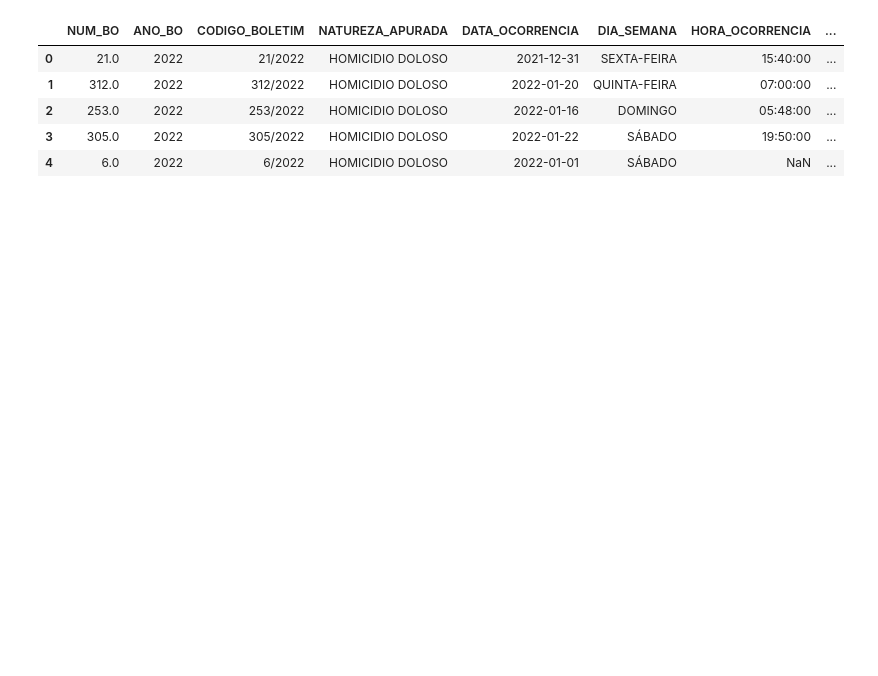
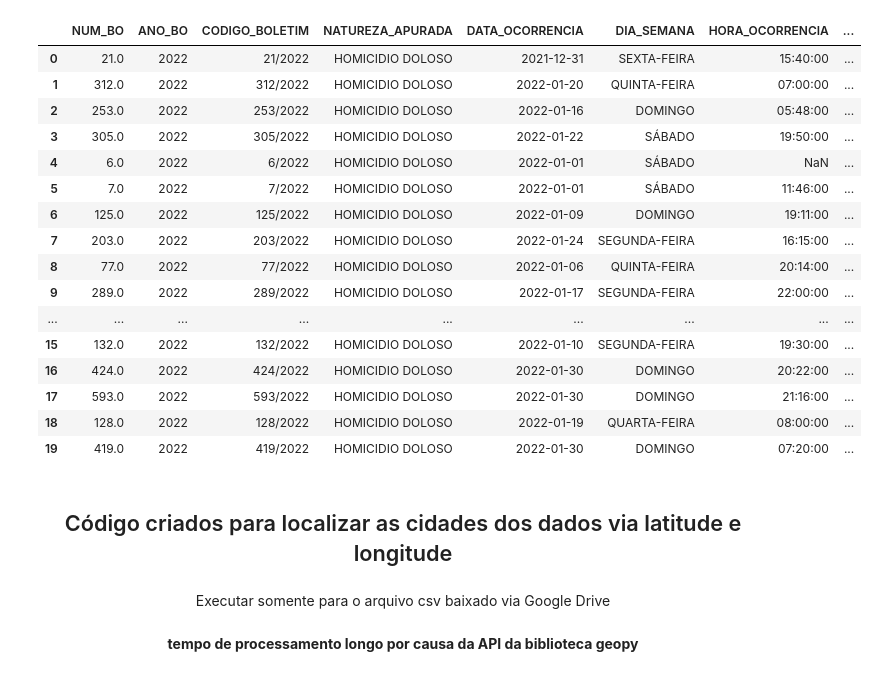
Before and after one commit to Matheuskpds/Ciencia-de-Dados-Projeto-TP, a Jupyter notebook: main.ipynb, the cells around one changed output. Saved outputs shown, nothing was run; the diff lists cells and outputs as text; code cells hidden in the pictures; blank space fills up the shorter version.

```diff
--- a/main.ipynb
+++ b/main.ipynb
@@ -52,11 +49,34 @@ dias_semana = {
 }
 df['DIA_SEMANA'] = df['DATA_OCORRENCIA'].dt.day_name().map(dias_semana)
 # %%
-df.head()
+df.head(20)
 # %% [output]
 |  | NUM_BO | ANO_BO | CODIGO_BOLETIM | NATUREZA_APURADA | DATA_OCORRENCIA | DIA_SEMANA | HORA_OCORRENCIA | ... |
 | 0 | 21.0 | 2022 | 21/2022 | HOMICIDIO DOLOSO | 2021-12-31 | SEXTA-FEIRA | 15:40:00 | ... |
 | 1 | 312.0 | 2022 | 312/2022 | HOMICIDIO DOLOSO | 2022-01-20 | QUINTA-FEIRA | 07:00:00 | ... |
 | 2 | 253.0 | 2022 | 253/2022 | HOMICIDIO DOLOSO | 2022-01-16 | DOMINGO | 05:48:00 | ... |
 | 3 | 305.0 | 2022 | 305/2022 | HOMICIDIO DOLOSO | 2022-01-22 | SÁBADO | 19:50:00 | ... |
 | 4 | 6.0 | 2022 | 6/2022 | HOMICIDIO DOLOSO | 2022-01-01 | SÁBADO | NaN | ... |
+| 5 | 7.0 | 2022 | 7/2022 | HOMICIDIO DOLOSO | 2022-01-01 | SÁBADO | 11:46:00 | ... |
+| 6 | 125.0 | 2022 | 125/2022 | HOMICIDIO DOLOSO | 2022-01-09 | DOMINGO | 19:11:00 | ... |
+| 7 | 203.0 | 2022 | 203/2022 | HOMICIDIO DOLOSO | 2022-01-24 | SEGUNDA-FEIRA | 16:15:00 | ... |
+| 8 | 77.0 | 2022 | 77/2022 | HOMICIDIO DOLOSO | 2022-01-06 | QUINTA-FEIRA | 20:14:00 | ... |
+| 9 | 289.0 | 2022 | 289/2022 | HOMICIDIO DOLOSO | 2022-01-17 | SEGUNDA-FEIRA | 22:00:00 | ... |
+| ... | ... | ... | ... | ... | ... | ... | ... | ... |
+| 15 | 132.0 | 2022 | 132/2022 | HOMICIDIO DOLOSO | 2022-01-10 | SEGUNDA-FEIRA | 19:30:00 | ... |
+| 16 | 424.0 | 2022 | 424/2022 | HOMICIDIO DOLOSO | 2022-01-30 | DOMINGO | 20:22:00 | ... |
+| 17 | 593.0 | 2022 | 593/2022 | HOMICIDIO DOLOSO | 2022-01-30 | DOMINGO | 21:16:00 | ... |
+| 18 | 128.0 | 2022 | 128/2022 | HOMICIDIO DOLOSO | 2022-01-19 | QUARTA-FEIRA | 08:00:00 | ... |
+| 19 | 419.0 | 2022 | 419/2022 | HOMICIDIO DOLOSO | 2022-01-30 | DOMINGO | 07:20:00 | ... |
+# %% [markdown]
+<h2 align="center">
+  Código criados para localizar as cidades dos dados via latitude e longitude
+</h2>
+# %% [markdown]
+<p align="center">
+  Executar somente para o arquivo csv baixado via Google Drive
+</p>
+# %% [markdown]
+<div style = "text-align: center;">
+<strong>tempo de processamento longo por causa da API da biblioteca geopy</strong>
+</div>
```
Also changed, not shown: parts of 19 cells of this notebook.
